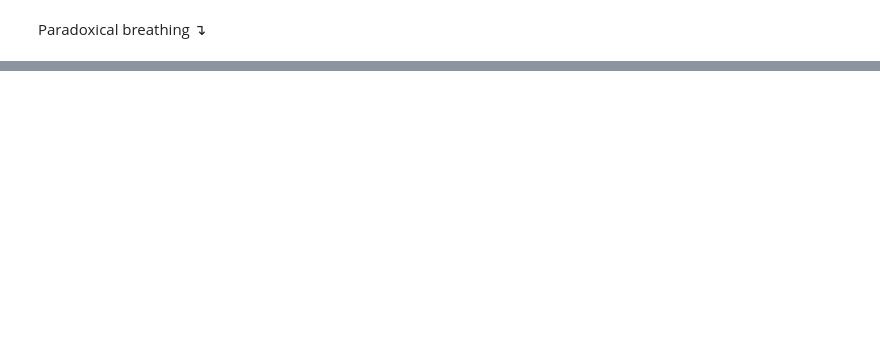
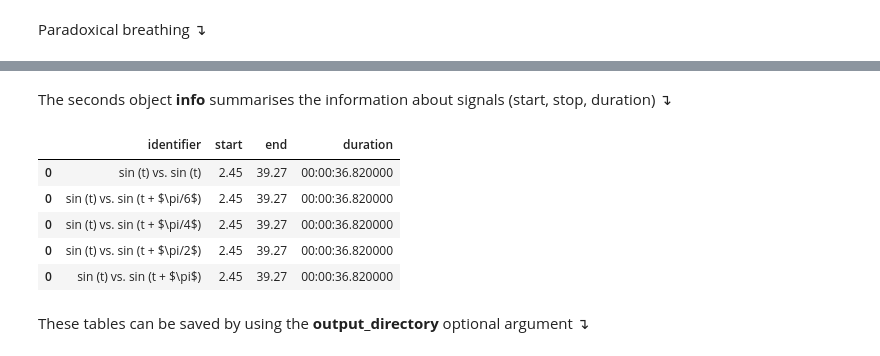
Before and after one commit to tcoustillet/pybreathe, a Jupyter notebook: examples/example_movements.ipynb, the cells around one changed output, grey strips where cells are left out. Saved outputs shown, nothing was run; the diff lists cells and outputs as text; code cells hidden in the pictures; blank space fills up the shorter version.

```diff
--- a/examples/example_movements.ipynb
+++ b/examples/example_movements.ipynb
@@ -179,0 +207,13 @@ normal: 0%; disrupted: 0%; asynchronous: 0%; paradoxical: 100%
+# %% [markdown]
+The seconds object **info** summarises the information about signals (start, stop, duration) &#8628;
+# %%
+info
+# %% [output]
+|  | identifier | start | end | duration |
+| 0 | sin (t) vs. sin (t) | 2.45 | 39.27 | 00:00:36.820000 |
+| 0 | sin (t) vs. sin (t + $\pi/6$) | 2.45 | 39.27 | 00:00:36.820000 |
+| 0 | sin (t) vs. sin (t + $\pi/4$) | 2.45 | 39.27 | 00:00:36.820000 |
+| 0 | sin (t) vs. sin (t + $\pi/2$) | 2.45 | 39.27 | 00:00:36.820000 |
+| 0 | sin (t) vs. sin (t + $\pi$) | 2.45 | 39.27 | 00:00:36.820000 |
+# %% [markdown]
+These tables can be saved by using the **output_directory** optional argument &#8628;
```
Also changed, not shown: parts of 18 cells of this notebook, 1 other file.
